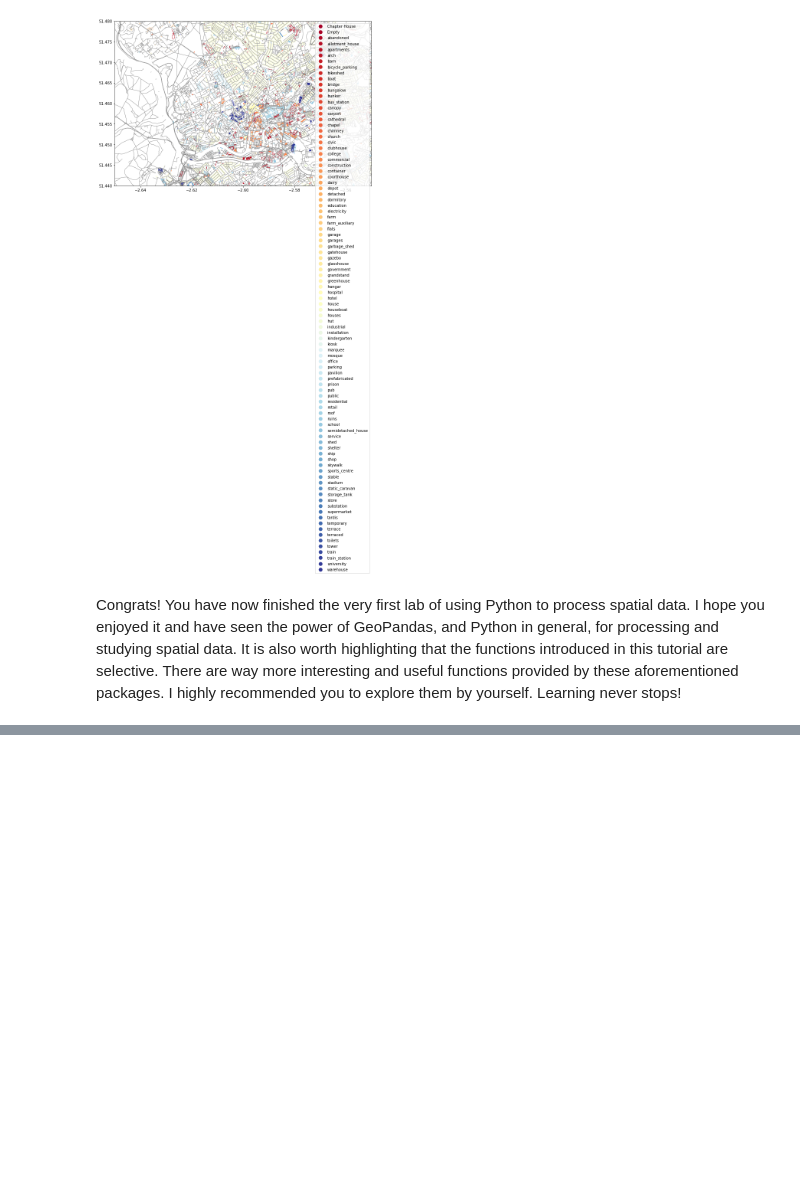
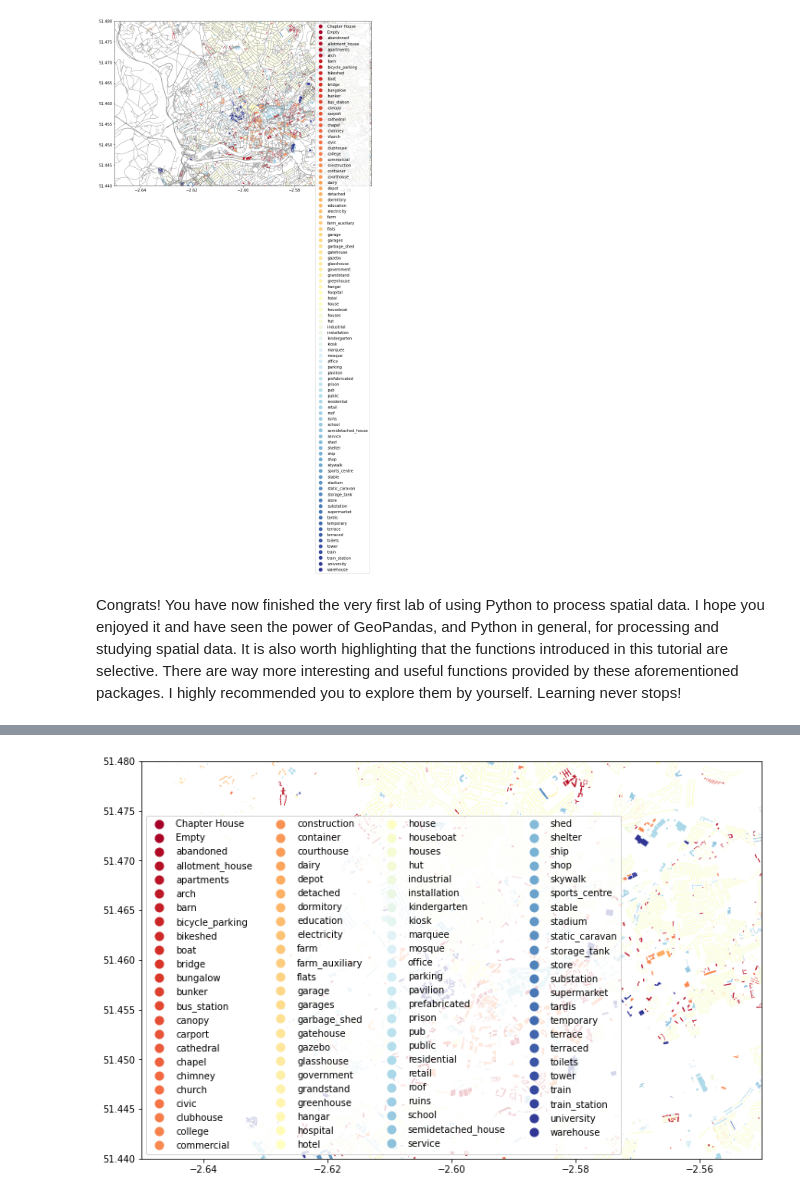
Before and after one commit to zhurui0509/GEOGM0068-git, a Jupyter notebook: _sources/labs/lab01.ipynb, the cells around one changed output, grey strips where cells are left out. Saved outputs shown, nothing was run; the diff lists cells and outputs as text; code cells hidden in the pictures; blank space fills up the shorter version.

```diff
--- a/_sources/labs/lab01.ipynb
+++ b/_sources/labs/lab01.ipynb
@@ -498,0 +504,24 @@ Congrats! You have now finished the very first lab of using Python to process sp
+# %%
+from mpl_toolkits.axes_grid1 import make_axes_locatable
+
+xmin, xmax = -2.65, -2.55
+ymin, ymax = 51.44, 51.48
+
+fig, ax = plt.subplots(figsize=(12, 12))
+
+
+bristol_building.plot(column='type',
+                categorical=True,
+                cmap="RdYlBu",
+                ax=ax,
+                legend=True,
+                legend_kwds={'loc': 'lower left',
+                             'ncol': 4,
+                             'bbox_to_anchor': (0, 0, 0.5,0.5)})
+#ax.set_axis_off()
+ax.set_xlim([xmin, xmax])
+ax.set_ylim([ymin, ymax])
+
+plt.show()
+# %% [output]
+[figure, added]
```
Also changed, not shown: parts of 3 cells of this notebook, 9 other files.
